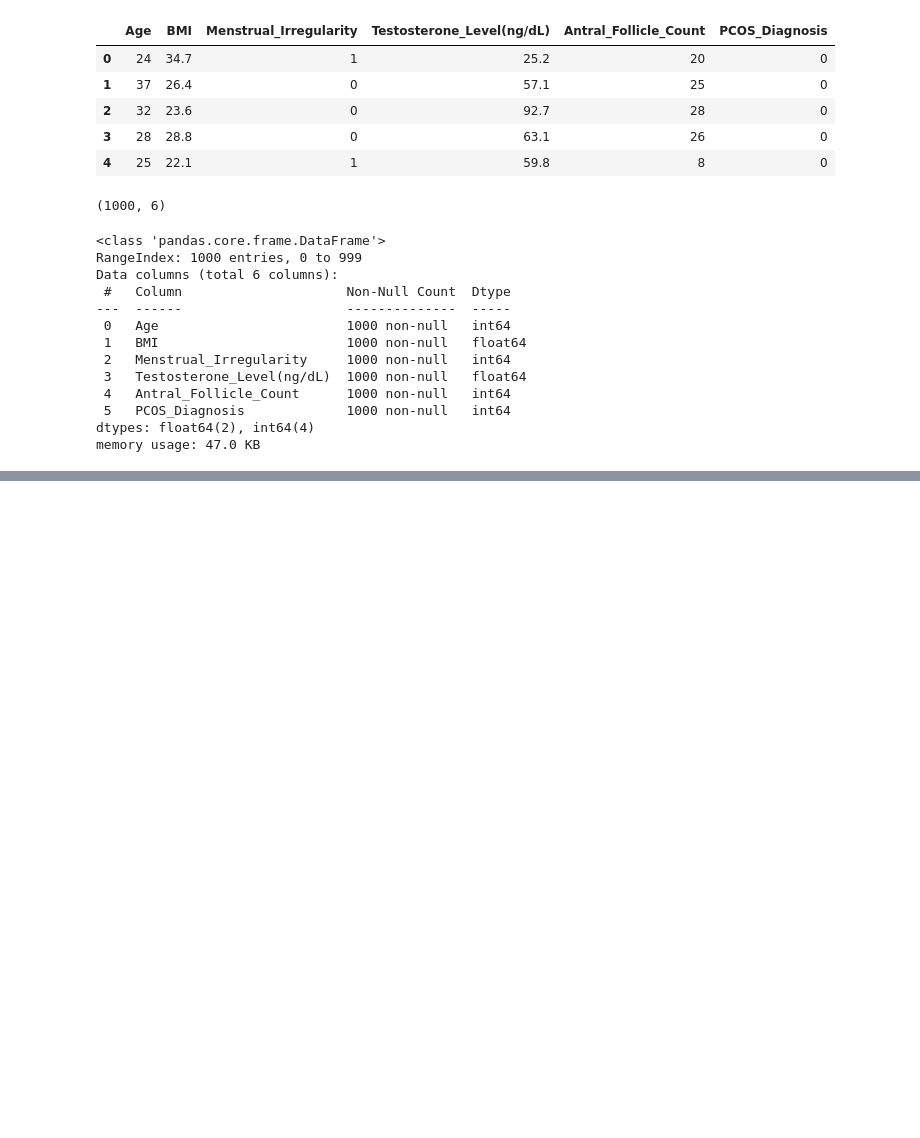
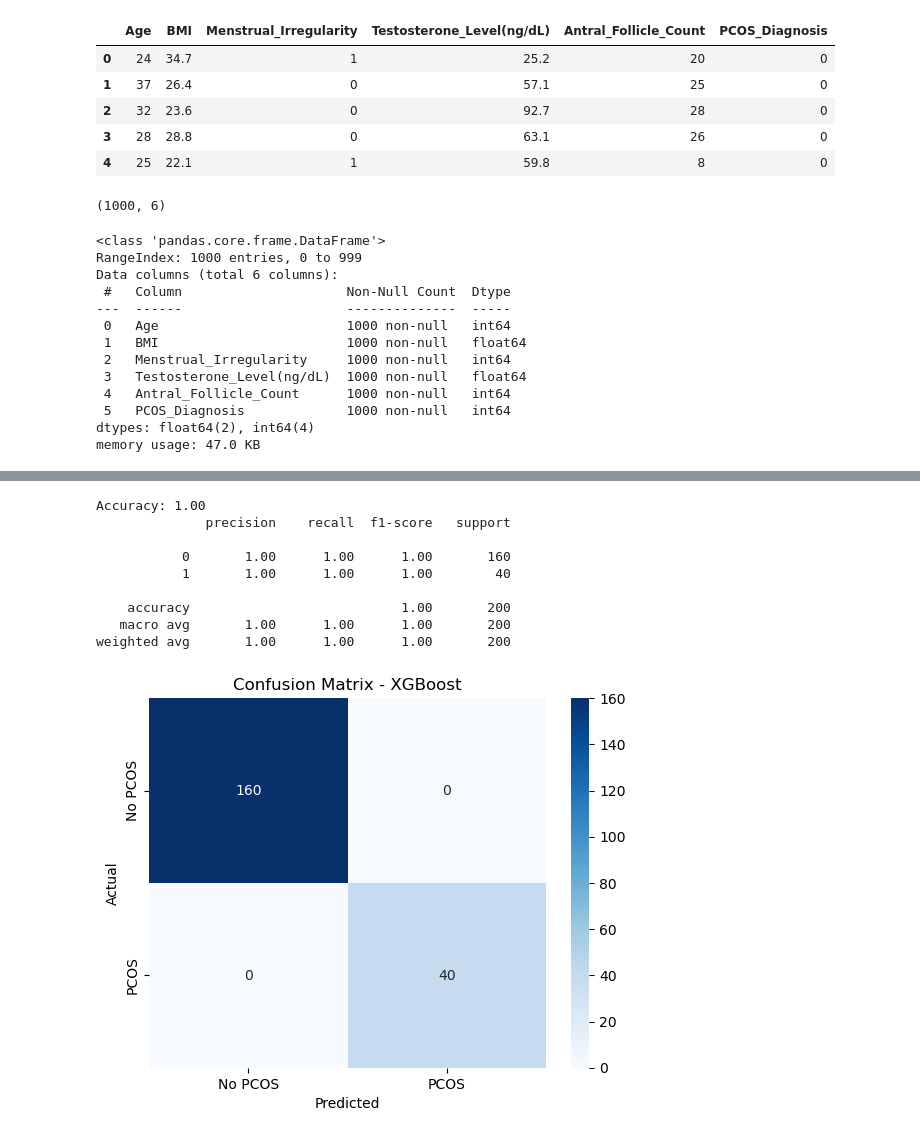
Before and after one commit to bhavyeah/pcos_diagnosis, a Jupyter notebook: pcos.ipynb, the cells around one changed output, grey strips where cells are left out. Drawn from its saved outputs; the diff is of its cells as text; code cells hidden in the pictures; blank space fills up the shorter version.

```diff
--- a/pcos.ipynb
+++ b/pcos.ipynb
@@ -54,0 +214,35 @@ df.to_csv('cleaned_pcos.csv', index=True)
+# %%
+# Initialize the model
+xgb_model = xgb.XGBClassifier(use_label_encoder=False, eval_metric='logloss', random_state=42)
+
+# Train the model
+xgb_model.fit(X_train, y_train)
+
+# Make predictions
+y_pred = xgb_model.predict(X_test)
+# %%
+# accuracy score
+accuracy = accuracy_score(y_test, y_pred)
+print(f"Accuracy: {accuracy:.2f}")
+
+# classification_report
+print(classification_report(y_test, y_pred))
+
+#conf matrix
+conf_matrix = confusion_matrix(y_test, y_pred)
+sns.heatmap(conf_matrix, annot=True, fmt="d", cmap="Blues", xticklabels=["No PCOS", "PCOS"], yticklabels=["No PCOS", "PCOS"])
+plt.xlabel("Predicted")
+plt.ylabel("Actual")
+plt.title("Confusion Matrix - XGBoost")
+plt.show()
+# %% [output]
+Accuracy: 1.00
+              precision    recall  f1-score   support
+
+           0       1.00      1.00      1.00       160
+           1       1.00      1.00      1.00        40
+
+    accuracy                           1.00       200
+   macro avg       1.00      1.00      1.00       200
+weighted avg       1.00      1.00      1.00       200
+[figure, added]
```
Also changed, not shown: parts of 33 cells of this notebook.
